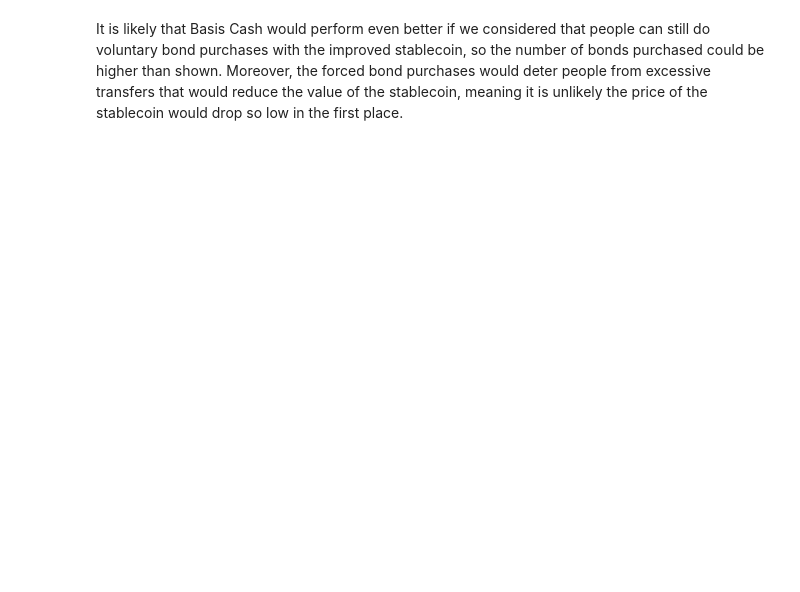
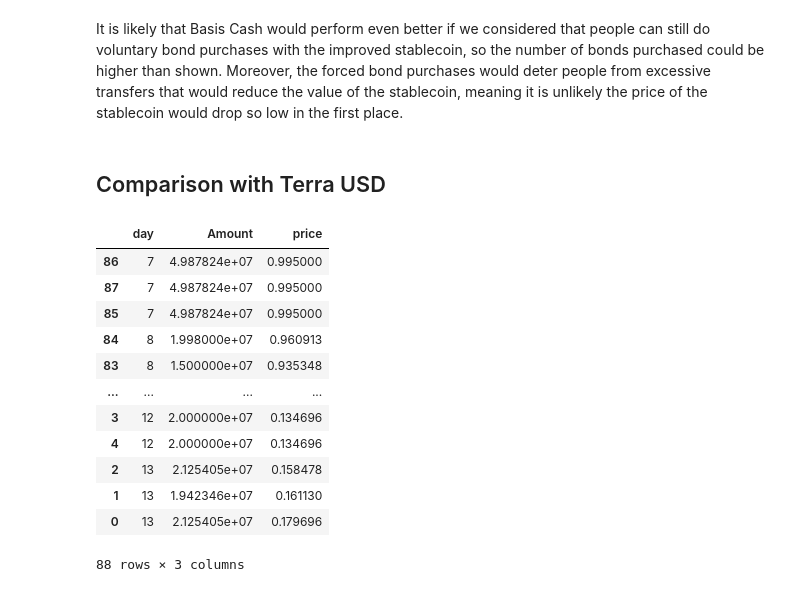
Before and after one commit to nithintatikonda1/SeigniorageStablecoinSimplified, a Jupyter notebook: data/stablecoin.ipynb, the cells around one changed output. Drawn from its saved outputs; the diff is of its cells as text; code cells hidden in the pictures; blank space fills up the shorter version.

Commit message:
Comparison with UST

```diff
--- a/data/stablecoin.ipynb
+++ b/data/stablecoin.ipynb
@@ -239,2 +239,4 @@ plt.show()
 # %% [markdown]
 It is likely that Basis Cash would perform even better if we considered that people can still do voluntary bond purchases with the improved stablecoin, so the number of bonds purchased could be higher than shown. Moreover, the forced bond purchases would deter people from excessive transfers that would reduce the value of the stablecoin, meaning it is unlikely the price of the stablecoin would drop so low in the first place.
+# %% [markdown]
+## Comparison with Terra USD
@@ -240,0 +280,38 @@ It is likely that Basis Cash would perform even better if we considered that peo
+# %%
+ust_transactions = pd.read_csv('ust_transactions_raw.csv')
+ust_transactions['Amount'] = ust_transactions['Amount'].str.replace(',', '')
+ust_transactions['Amount'] = pd.to_numeric(ust_transactions['Amount'])
+ust_transactions['day'] = ust_transactions['Date Time (UTC)'].str[8:10].astype(int)
+ust_transactions['date'] = pd.to_datetime(ust_transactions['Date Time (UTC)'])
+ust_transactions['hour'] = ust_transactions['date'].dt.hour
+ust_transactions = ust_transactions[['day','Amount', 'hour']]
+ust_transactions = ust_transactions.sort_values(by = ['day', 'hour'])
+
+lst = []
+for i in range(len(ust_transactions)):
+    day = ust_transactions.iloc[i,0]
+    hour =  ust_transactions.iloc[i,2]
+    p1 = ust_prices[day - 6]
+    p2 = ust_prices[day - 5]
+    price = ((23 - hour) * p1 + (hour) * p2) / 23
+
+    lst.append(price)
+
+ust_transactions['price'] = lst
+ust_transactions = ust_transactions[['day', 'Amount','price']]
+ust_transactions.to_csv('ust_transactions.csv')
+ust_transactions.head(100)
+# %% [output]
+|  | day | Amount | price |
+| 86 | 7 | 4.987824e+07 | 0.995000 |
+| 87 | 7 | 4.987824e+07 | 0.995000 |
+| 85 | 7 | 4.987824e+07 | 0.995000 |
+| 84 | 8 | 1.998000e+07 | 0.960913 |
+| 83 | 8 | 1.500000e+07 | 0.935348 |
+| ... | ... | ... | ... |
+| 3 | 12 | 2.000000e+07 | 0.134696 |
+| 4 | 12 | 2.000000e+07 | 0.134696 |
+| 2 | 13 | 2.125405e+07 | 0.158478 |
+| 1 | 13 | 1.942346e+07 | 0.161130 |
+| 0 | 13 | 2.125405e+07 | 0.179696 |
+88 rows × 3 columns
```
Also changed, not shown: parts of 10 cells of this notebook, 5 other files.
